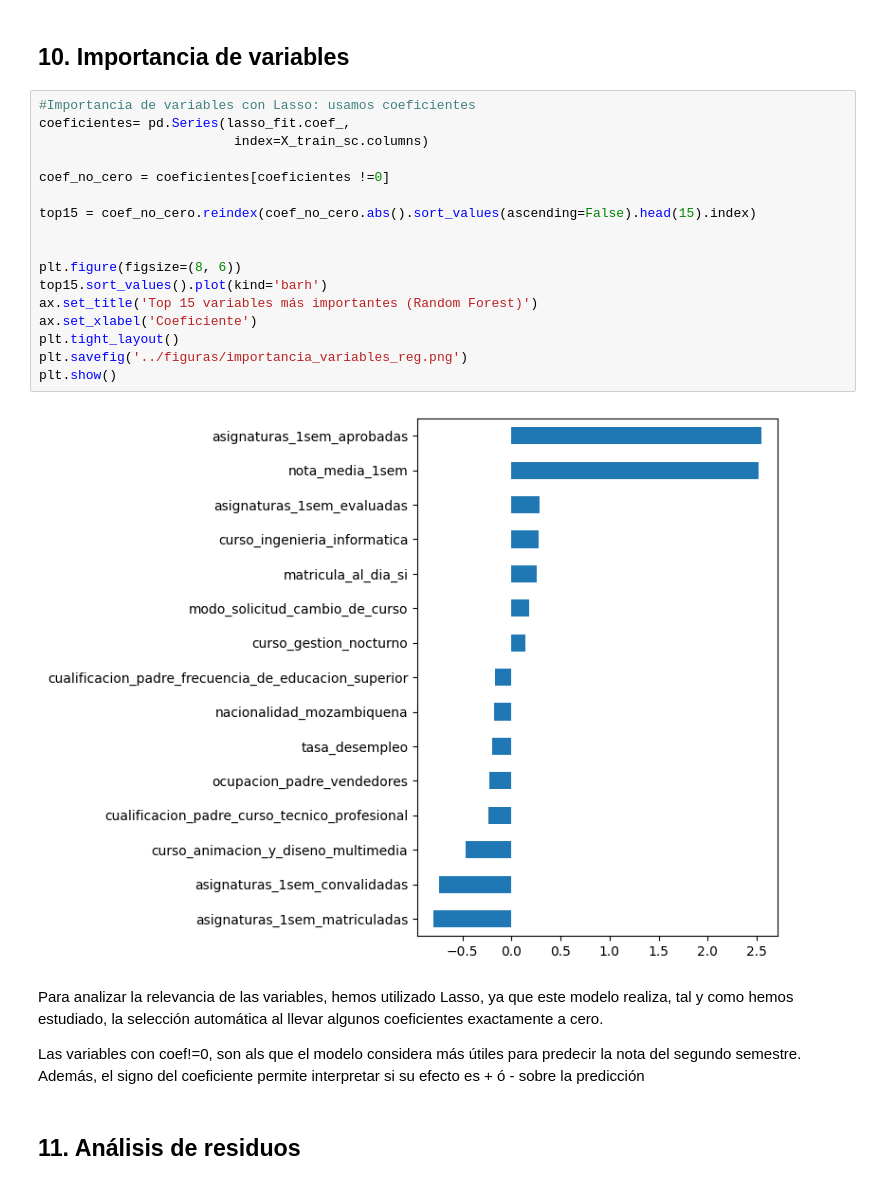
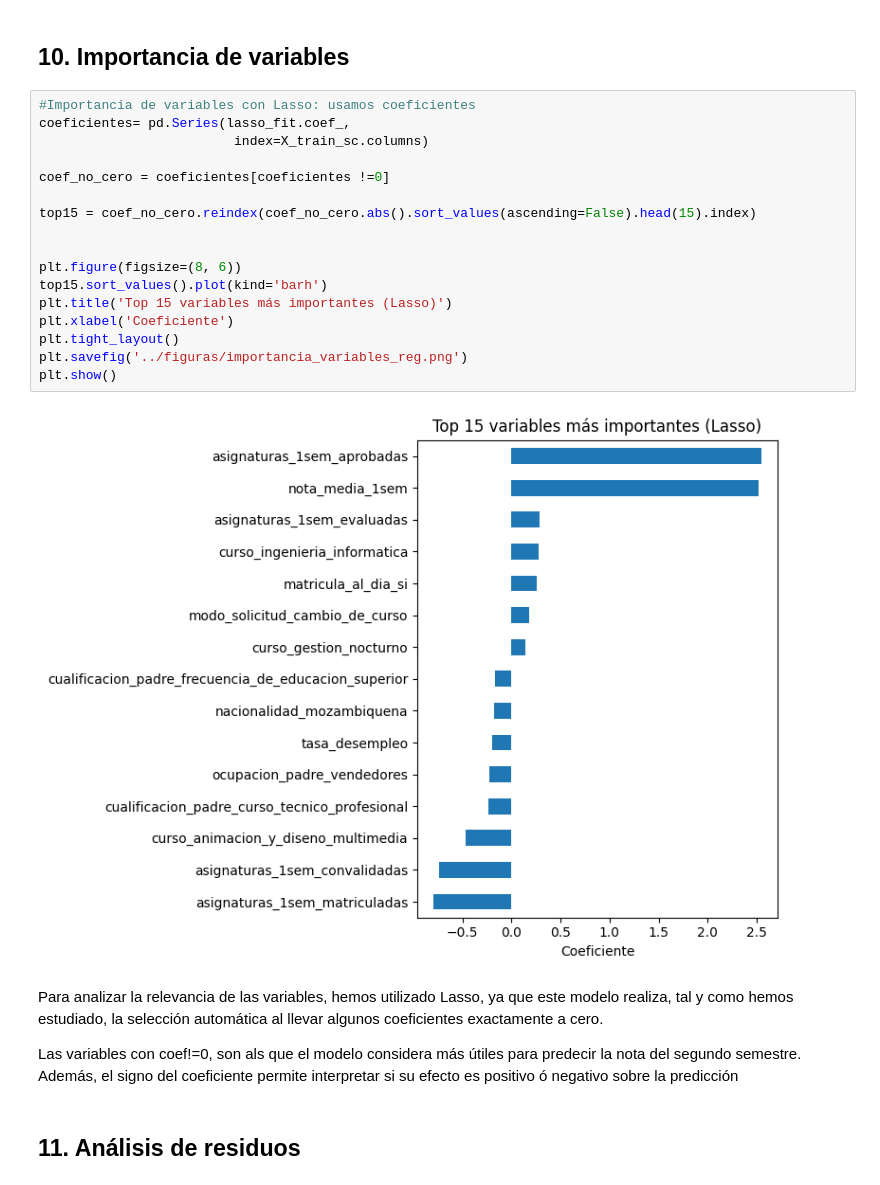
Before and after one commit to adrianalorenzo/ML_proyecto_final, a Jupyter notebook: notebooks/04_regresion.ipynb, the cells around one changed output. Cells and saved outputs as stored; diff of their text form.

```diff
--- a/notebooks/04_regresion.ipynb
+++ b/notebooks/04_regresion.ipynb
@@ -281,26 +297,26 @@ En todos vemos dificultad común para predecir los casos con nota igual a 0, com
 # %%
 #Importancia de variables con Lasso: usamos coeficientes
 coeficientes= pd.Series(lasso_fit.coef_,
                          index=X_train_sc.columns)
 
 coef_no_cero = coeficientes[coeficientes !=0]
 
 top15 = coef_no_cero.reindex(coef_no_cero.abs().sort_values(ascending=False).head(15).index)
 
 
 plt.figure(figsize=(8, 6))
 top15.sort_values().plot(kind='barh')
-ax.set_title('Top 15 variables más importantes (Random Forest)')
-ax.set_xlabel('Coeficiente')
+plt.title('Top 15 variables más importantes (Lasso)')
+plt.xlabel('Coeficiente')
 plt.tight_layout()
 plt.savefig('../figuras/importancia_variables_reg.png')
 plt.show()
 # %% [output]
-[figure, old version]
+[figure, new version]
 # %% [markdown]
 Para analizar la relevancia de las variables, hemos utilizado Lasso, ya que este modelo realiza, tal y como hemos estudiado, la selección automática al llevar algunos coeficientes exactamente a cero.
 
-Las variables con coef!=0, son als que el modelo considera más útiles para predecir la nota del segundo semestre. Además, el signo del coeficiente permite interpretar si su efecto es + ó - sobre la predicción
+Las variables con coef!=0, son als que el modelo considera más útiles para predecir la nota del segundo semestre. Además, el signo del coeficiente permite interpretar si su efecto es positivo ó negativo sobre la predicción
 # %% [markdown]
 ## 11. Análisis de residuos
 # %%
```
Also changed, not shown: parts of 18 cells of this notebook, 5 other files.
